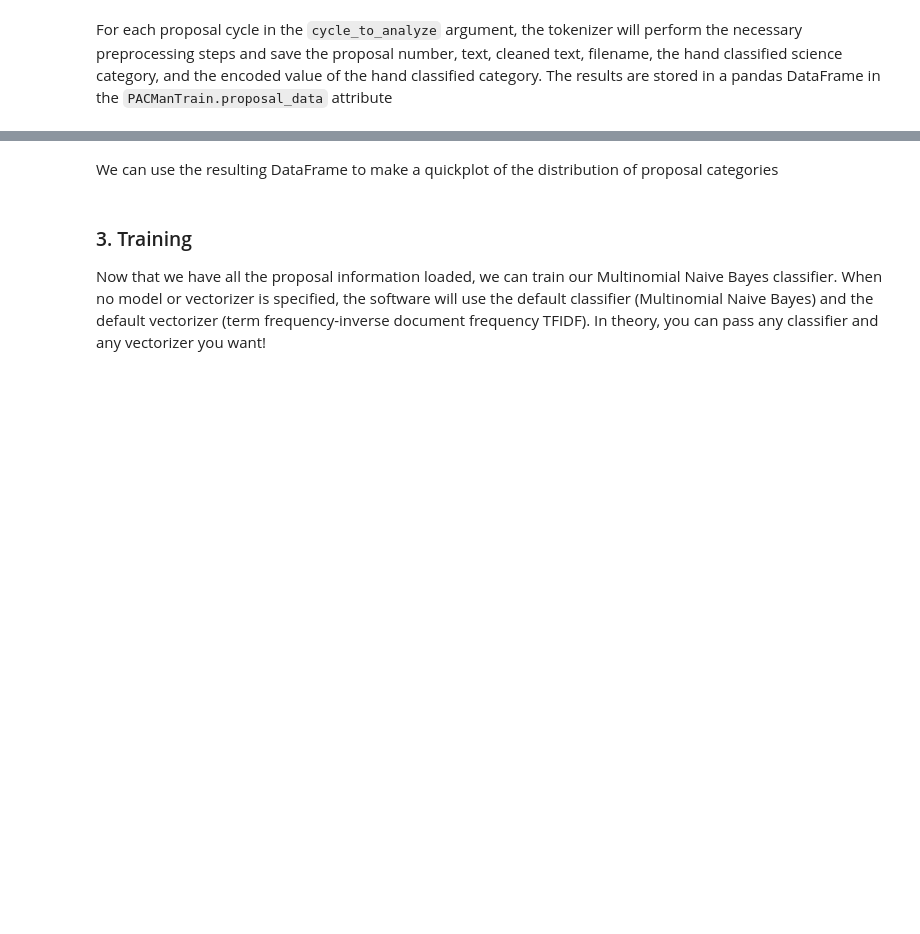
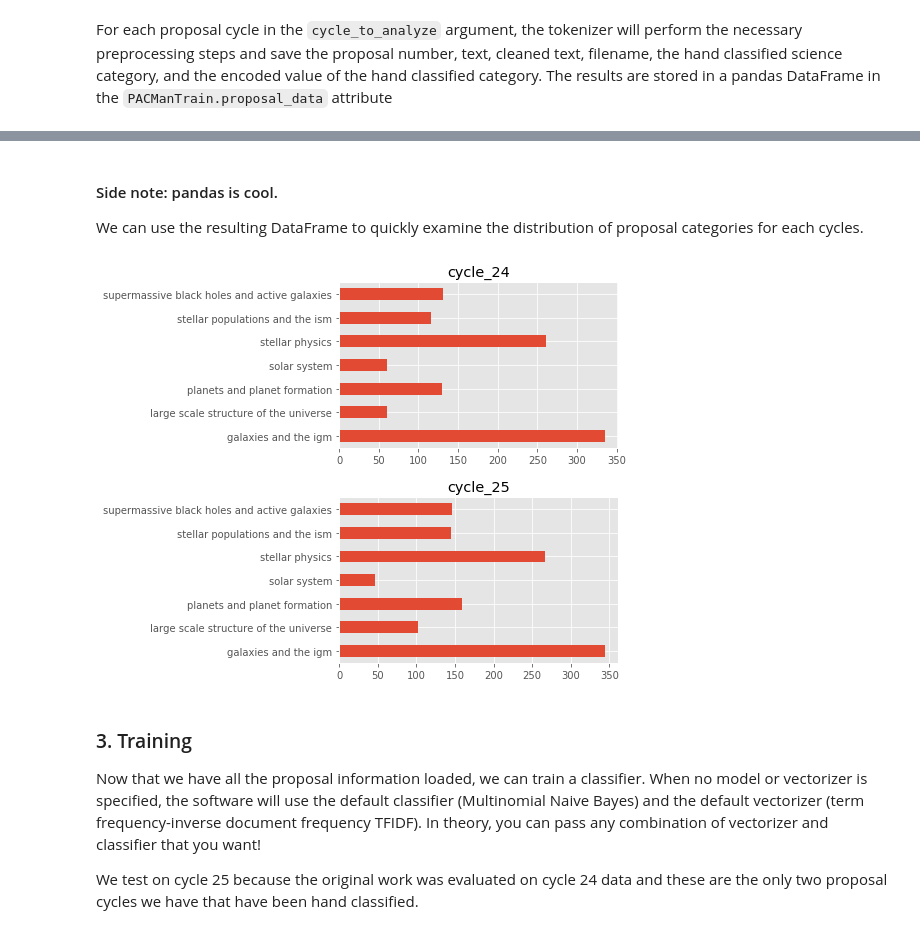
Before and after one commit to nmiles2718/PACMan_dist, a Jupyter notebook: notebooks/howto_training.ipynb, the cells around one changed output, grey strips where cells are left out. Saved outputs shown, nothing was run; the diff lists cells and outputs as text; code cells hidden in the pictures; blank space fills up the shorter version.

```diff
--- a/notebooks/howto_training.ipynb
+++ b/notebooks/howto_training.ipynb
@@ -14,10 +15,21 @@ We will start with raw proposal data located in `proposal_data` directory and pe
 # %%
+# native python
 import os
 import sys
 cwd = os.getcwd()
 pacman_directory = os.path.join('/',*cwd.split('/')[:-1])
 sys.path.append(pacman_directory)
 
+# open source packages
+import matplotlib.pyplot as plt
+plt.style.use('ggplot')
+import numpy as np
+import pandas as pd
+from sklearn.metrics import confusion_matrix, classification_report
+from sklearn.model_selection import cross_val_score, train_test_split
+
+# custom packages that are all in the github repo
+from analyze_results import PACManAnalyze
 from pacman2020 import PACManTrain, PACManPipeline
 from utils.proposal_scraper import HSTProposalScraper
 # %% [markdown]
@@ -47,5 +66,5 @@ The `PACManTrain` class contained in the `pacman2020` module to is capable of pe
 
 In summary, this step is processing each input proposal with the `spaCy` NLP package to generate a `Doc` object, which is a sequence of tokens. Each token is an individual word that contains a variety of semantic information derived from the word and its context in a sentence. We leverage this information to filter out stop words, punctuations,  etc... This is the slowest step of the entire process and if needed, it can be improved using the multithreading behavior of `spaCy`.
 # %%
-pacman_training = PACManTrain(cycles_to_analyze=[24])
+pacman_training = PACManTrain(cycles_to_analyze=[24, 25])
 pacman_training.read_training_data(parallel=False)
@@ -57,10 +125,20 @@ pacman_training.proposal_data['cycle_24'].head()
 # %% [markdown]
-We can use the resulting DataFrame to make a quickplot of the distribution of proposal categories
+#### Side note: pandas is cool.
+
+We can use the resulting DataFrame to quickly examine the distribution of proposal categories for each cycles.
-# %%
-proposal_categories = pacman_training.proposal_data['cycle_24']['hand_classification'].value_counts()
-print(proposal_categories)
+# %%
+fig, axes = plt.subplots(nrows=2, ncols=1, figsize=(5,7), gridspec_kw={'hspace':0.3})
+for i, key in enumerate(pacman_training.proposal_data.keys()):
+    proposal_categories = pacman_training.proposal_data[key]['hand_classification'].value_counts()
+    proposal_categories.sort_index(inplace=True)
+    ax = proposal_categories.plot.barh(label=key, ax=axes[i])
+    ax.set_title(key)
+# %% [output]
+[figure, added]
 # %% [markdown]
 ### 3. Training
 
-Now that we have all the proposal information loaded, we can train our Multinomial Naive Bayes classifier. When no model or vectorizer is specified, the software will use the default classifier (Multinomial Naive Bayes) and the default vectorizer (term frequency-inverse document frequency TFIDF). In theory, you can pass any classifier and any vectorizer you want!
+Now that we have all the proposal information loaded, we can train a classifier. When no model or vectorizer is specified, the software will use the default classifier (Multinomial Naive Bayes) and the default vectorizer (term frequency-inverse document frequency TFIDF). In theory, you can pass any combination of vectorizer and classifier that you want!
+
+We test on cycle 25 because the original work was evaluated on cycle 24 data and these are the only two proposal cycles we have that have been hand classified.
 # %%
```
Also changed, not shown: parts of 37 cells of this notebook, 1 other file.
